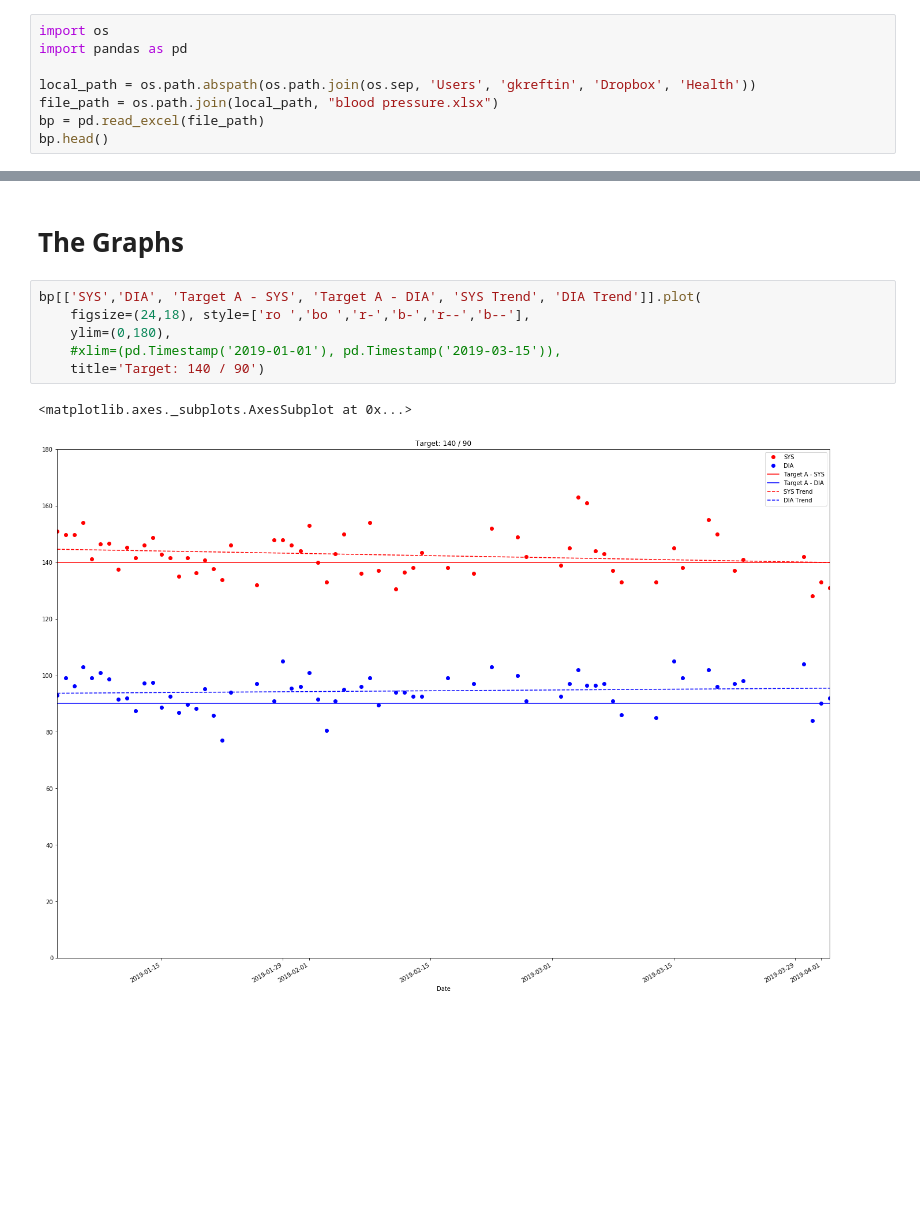
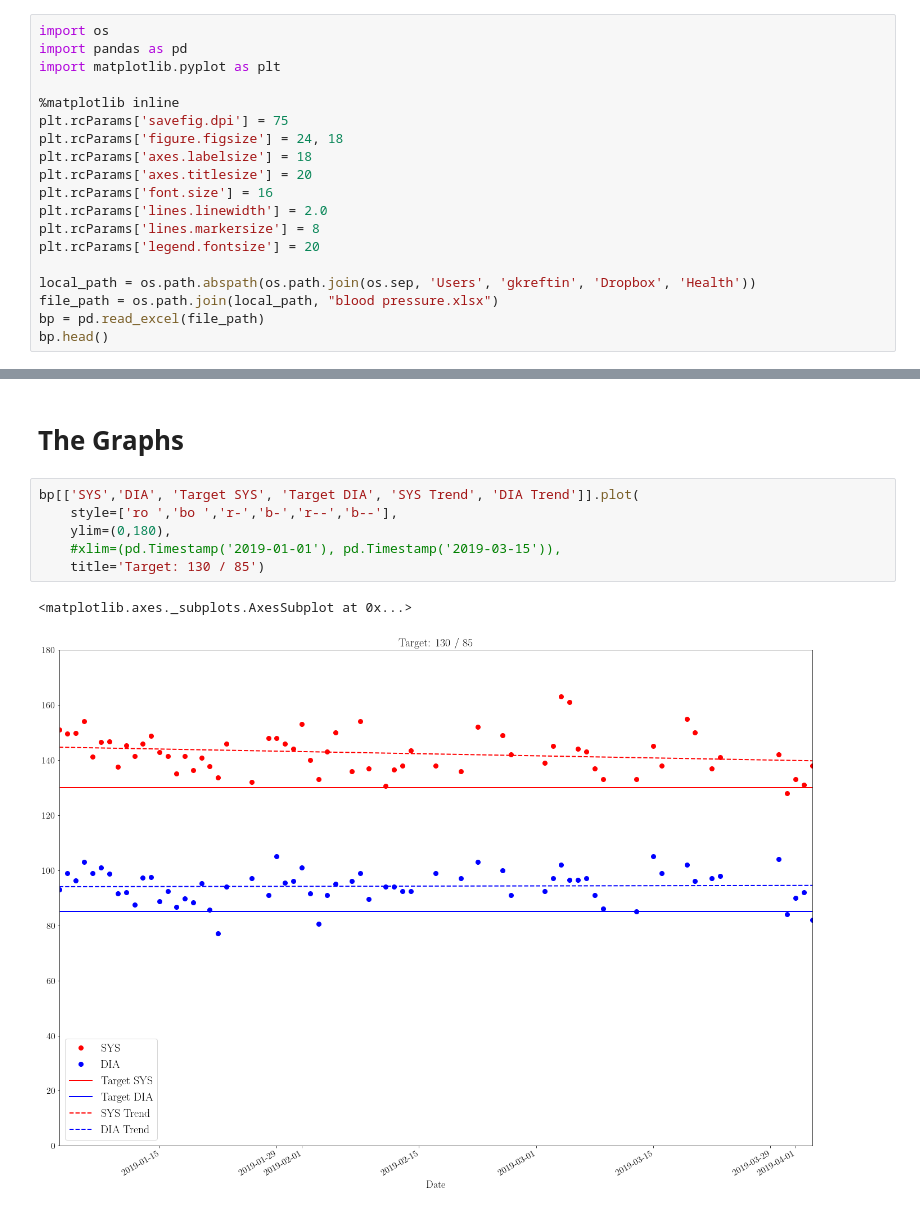
Before and after one commit to gordon-krefting/health, a Jupyter notebook: Blood Pressure.ipynb, the cells around one changed output, grey strips where cells are left out. Cells and saved outputs as stored; diff of their text form; blank space fills up the shorter version.

Commit message:
Nicer graphs and tables

```diff
--- a/Blood Pressure.ipynb
+++ b/Blood Pressure.ipynb
@@ -3,6 +3,17 @@
 # %%
 import os
 import pandas as pd
+import matplotlib.pyplot as plt
+
+%matplotlib inline
+plt.rcParams['savefig.dpi'] = 75
+plt.rcParams['figure.figsize'] = 24, 18
+plt.rcParams['axes.labelsize'] = 18
+plt.rcParams['axes.titlesize'] = 20
+plt.rcParams['font.size'] = 16
+plt.rcParams['lines.linewidth'] = 2.0
+plt.rcParams['lines.markersize'] = 8
+plt.rcParams['legend.fontsize'] = 20
 
 local_path = os.path.abspath(os.path.join(os.sep, 'Users', 'gkreftin', 'Dropbox', 'Health'))
 file_path = os.path.join(local_path, "blood pressure.xlsx")
@@ -84,11 +89,11 @@ bp.head()
 # %% [markdown]
 # The Graphs
 # %%
-bp[['SYS','DIA', 'Target A - SYS', 'Target A - DIA', 'SYS Trend', 'DIA Trend']].plot(
-    figsize=(24,18), style=['ro ','bo ','r-','b-','r--','b--'],
+bp[['SYS','DIA', 'Target SYS', 'Target DIA', 'SYS Trend', 'DIA Trend']].plot(
+    style=['ro ','bo ','r-','b-','r--','b--'],
     ylim=(0,180),
     #xlim=(pd.Timestamp('2019-01-01'), pd.Timestamp('2019-03-15')),
-    title='Target: 140 / 90')
+    title='Target: 130 / 85')
 # %% [output]
 <matplotlib.axes._subplots.AxesSubplot at 0x...>
-[figure, old version]
+[figure, new version]
```
Also changed, not shown: parts of 6 cells of this notebook.
